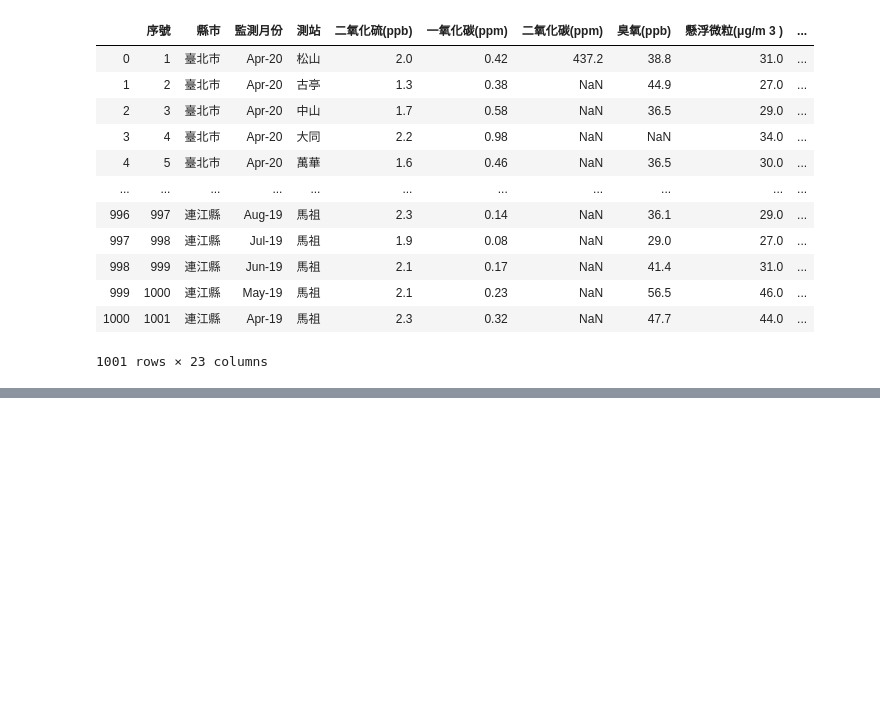
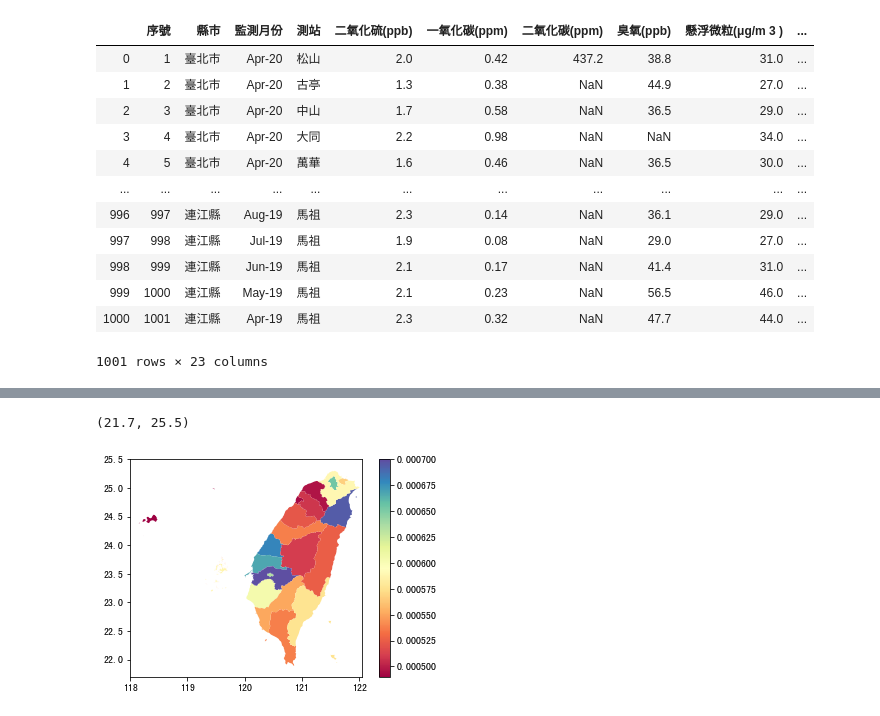
Before and after one commit to k22949706/Kenny, a Jupyter notebook: 程式語言Final.ipynb, the cells around one changed output, grey strips where cells are left out. Saved outputs shown, nothing was run; the diff lists cells and outputs as text; code cells hidden in the pictures; blank space fills up the shorter version.

```diff
--- a/程式語言Final.ipynb
+++ b/程式語言Final.ipynb
@@ -124,0 +316,24 @@ df_cityair
+# %%
+districts.replace('Lienchiang County', '連江縣', inplace = True)
+districts.replace('Yilan County', '宜蘭縣', inplace = True)
+districts.replace('Changhua County', '彰化縣', inplace = True)
+districts.replace('Nantou County', '南投縣', inplace = True)
+districts.replace('Yunlin County', '雲林縣', inplace = True)
+districts.replace('Pingtung County', '屏東縣', inplace = True)
+districts.replace('Keelung City', '基隆市', inplace = True)
+districts.replace('Hsinchu City', '新竹市', inplace = True)
+districts.replace('Taipei City', '臺北市', inplace = True)
+districts.replace('New Taipei City', '新北市', inplace = True)
+districts.replace('Taichung City', '臺中市', inplace = True)
+districts.replace('Tainan City', '臺南市', inplace = True)
+districts.replace('Taoyuan City', '桃園市', inplace = True)
+districts.replace('Miaoli County', '苗栗縣', inplace = True)
+districts.replace('Hsinchu County', '新竹縣', inplace = True)
+districts.replace('Chiayi City', '嘉義市', inplace = True)
+districts.replace('Chiayi County', '嘉義縣', inplace = True)
+districts.replace('Kinmen County', '金門縣', inplace = True)
+districts.replace('Kaohsiung City', '高雄市', inplace = True)
+districts.replace('Taitung County', '臺東縣', inplace = True)
+districts.replace('Hualien County', '花蓮縣', inplace = True)
+districts.replace('Penghu County', '澎湖縣', inplace = True)
+districts
@@ -124,0 +358,3 @@ df_cityair
+# %%
+districts2 = districts.merge(population2, on = '縣市')
+districts2
@@ -124,0 +379,3 @@ df_cityair
+# %%
+districts3 = districts2.merge(cancer2, on = '縣市')
+districts3
@@ -124,0 +400,3 @@ df_cityair
+# %%
+districts3['肺癌比率'] = districts3['癌症發生數']/districts3['Population 2010[b]']
+districts3
@@ -124,0 +421,8 @@ df_cityair
+# %%
+color = mpl.colors.Normalize(vmin=0.00049, vmax=0.0007)
+districts3.plot(column = '肺癌比率', cmap = 'Spectral', legend = True, norm=color)
+plt.xlim(118,122.05)
+plt.ylim(21.7,25.5)
+# %% [output]
+(21.7, 25.5)
+[figure, added]
```
Also changed, not shown: parts of 16 cells of this notebook.
